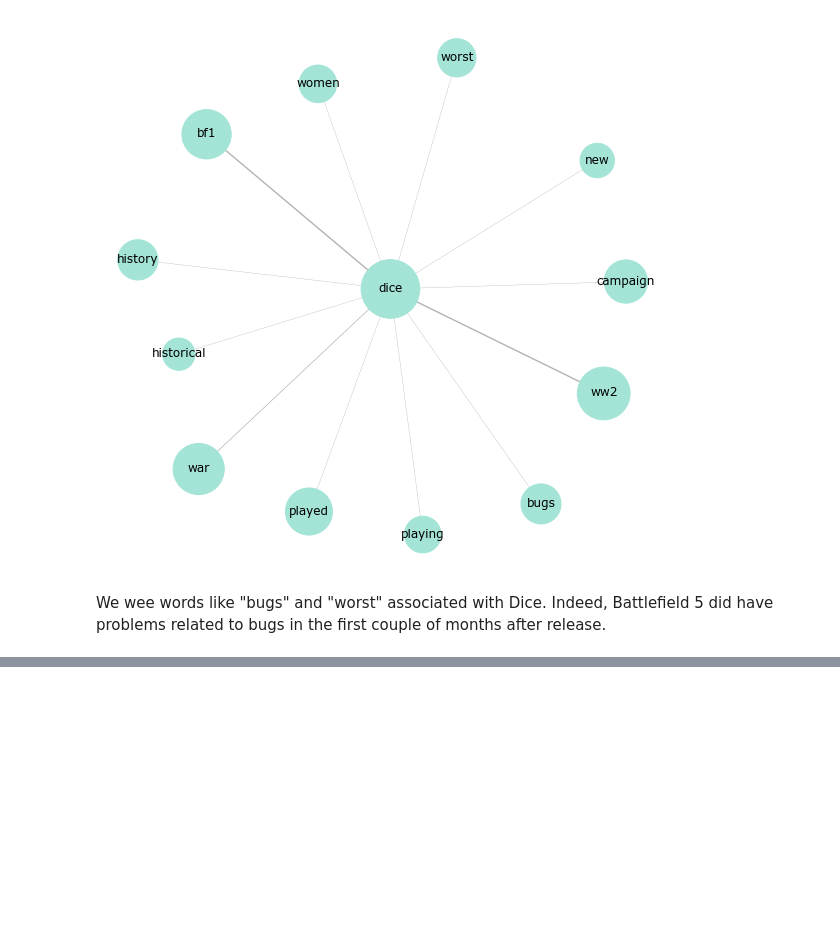
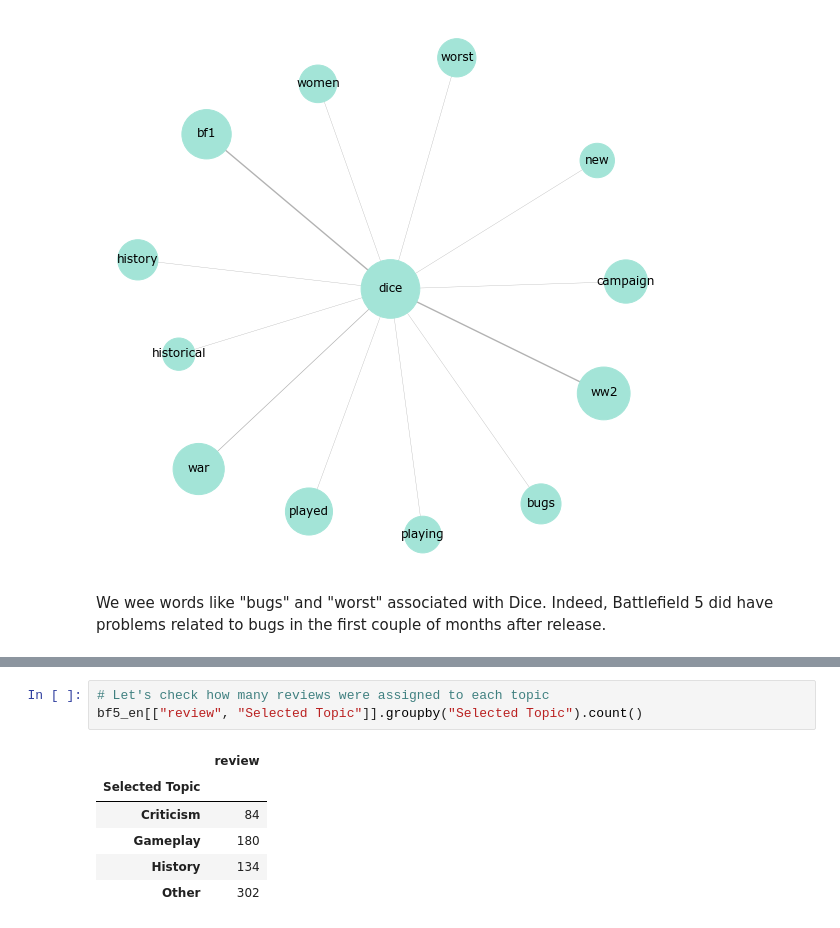
Before and after one commit to brunoochi/nlp_studies, a Jupyter notebook: PJ_Battle.ipynb, the cells around one changed output, grey strips where cells are left out. Drawn from its saved outputs; the diff is of its cells as text; blank space fills up the shorter version.

```diff
--- a/PJ_Battle.ipynb
+++ b/PJ_Battle.ipynb
@@ -628,0 +814,10 @@ We wee words like "bugs" and "worst" associated with Dice. Indeed, Battlefield 5
+# %%
+# Let's check how many reviews were assigned to each topic
+bf5_en[["review", "Selected Topic"]].groupby("Selected Topic").count()
+# %% [output]
+|  | review |
+| Selected Topic |  |
+| Criticism | 84 |
+| Gameplay | 180 |
+| History | 134 |
+| Other | 302 |
```
Also changed, not shown: parts of 29 cells of this notebook.
